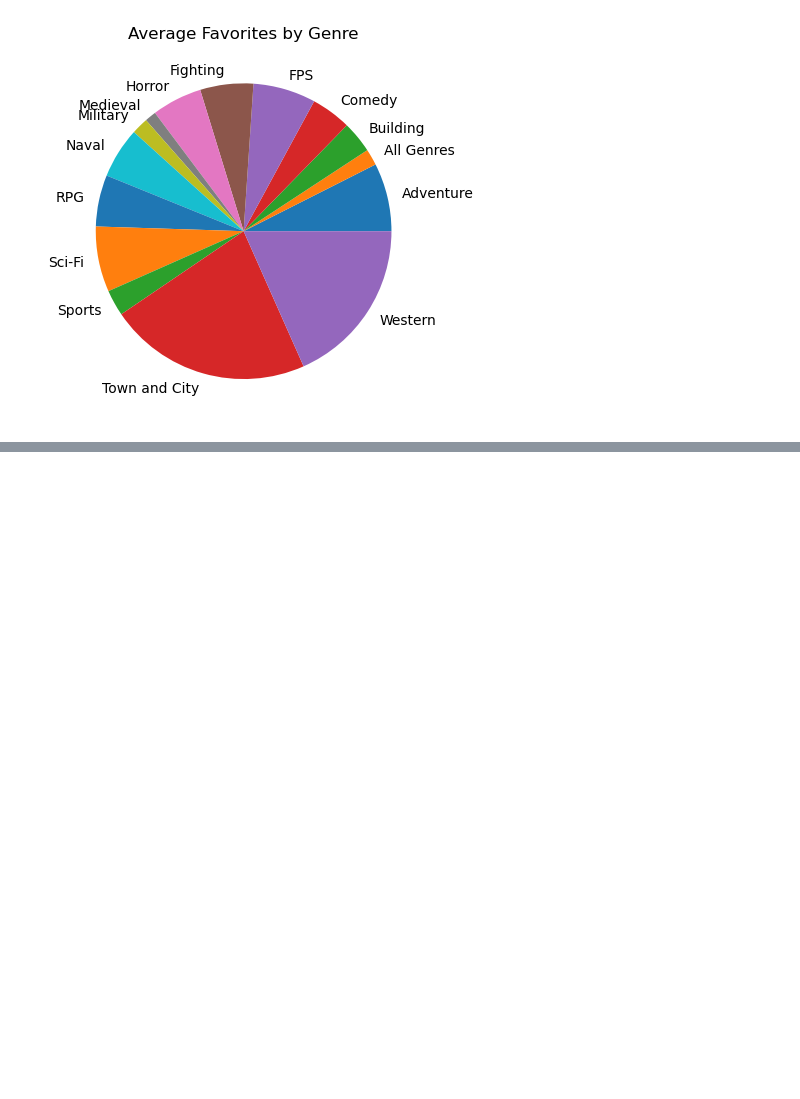
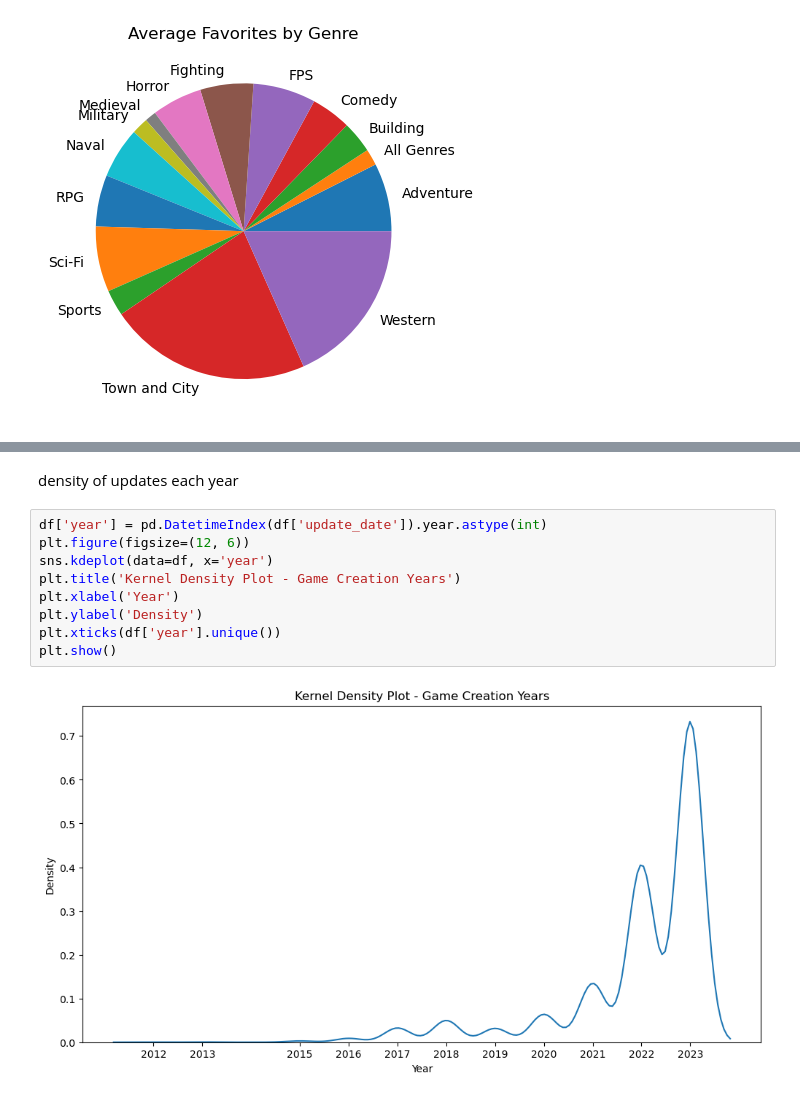
Before and after one commit to idoelarat/Data-Science-Project-Roblox, a Jupyter notebook: Roblox.ipynb, the cells around one changed output, grey strips where cells are left out. Saved outputs shown, nothing was run; the diff lists cells and outputs as text; blank space fills up the shorter version.

```diff
--- a/Roblox.ipynb
+++ b/Roblox.ipynb
@@ -578,0 +587,13 @@ plt.show()
+# %% [markdown]
+density of updates each year
+# %%
+df['year'] = pd.DatetimeIndex(df['update_date']).year.astype(int)
+plt.figure(figsize=(12, 6))
+sns.kdeplot(data=df, x='year')
+plt.title('Kernel Density Plot - Game Creation Years')
+plt.xlabel('Year')
+plt.ylabel('Density')
+plt.xticks(df['year'].unique())
+plt.show()
+# %% [output]
+[figure, added]
```
Also changed, not shown: parts of 13 cells of this notebook.
